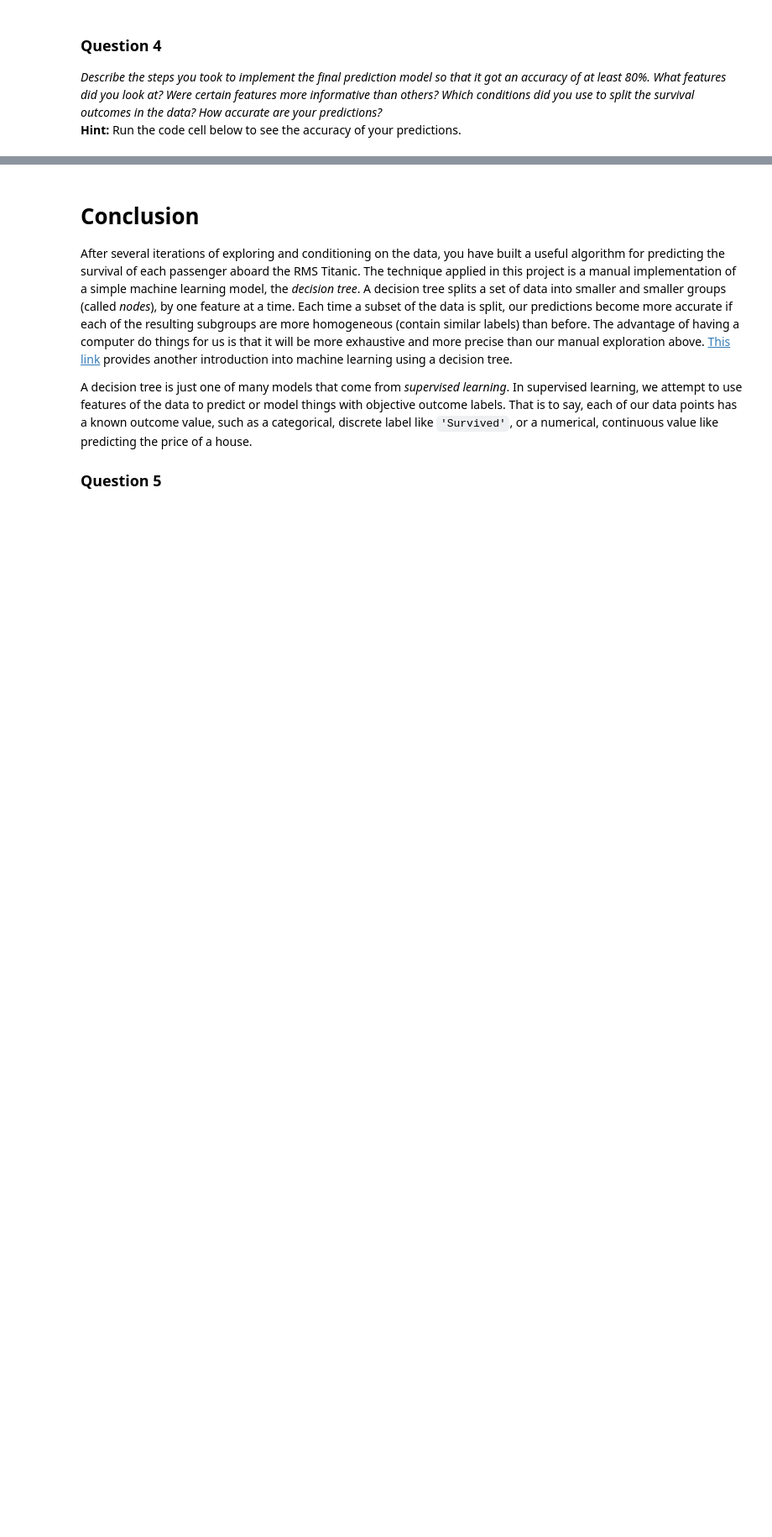
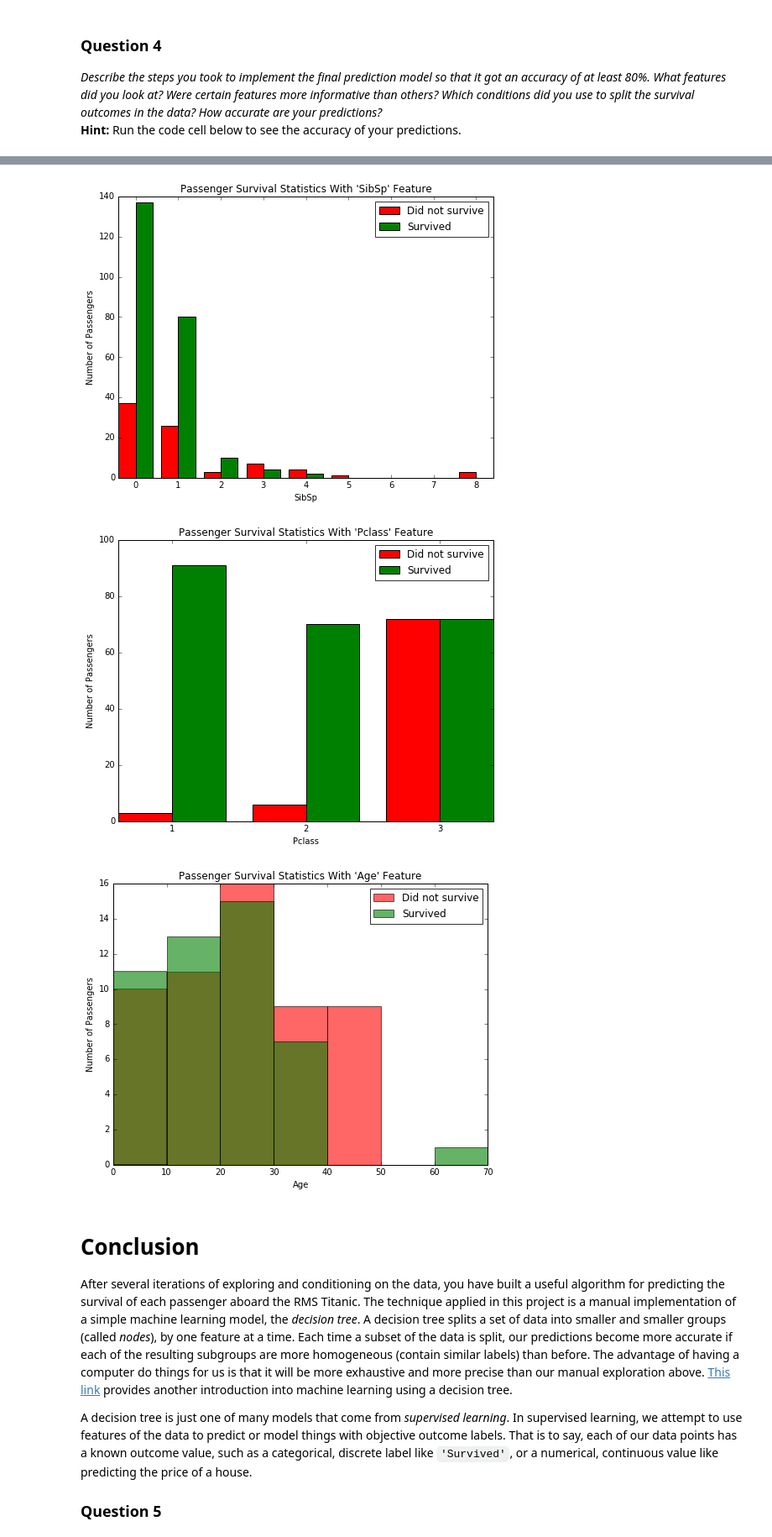
Before and after one commit to vhquang/machine-learning, a Jupyter notebook: projects/titanic_survival_exploration/titanic_survival_exploration.ipynb, the cells around one changed output, grey strips where cells are left out. Shown at 84% size. Cells and saved outputs as stored; diff of their text form; code cells hidden in the pictures; blank space fills up the shorter version.

```diff
--- a/projects/titanic_survival_exploration/titanic_survival_exploration.ipynb
+++ b/projects/titanic_survival_exploration/titanic_survival_exploration.ipynb
@@ -261,3 +250,17 @@ Predictions have an accuracy of 79.24%.
+# %%
+# for feature in data.columns.values:
+#     try:
+#         vs.survival_stats(data, outcomes, feature, ["Sex == 'female'", "Pclass == 3"])
+#     except:
+#         pass
+
+vs.survival_stats(data, outcomes, 'SibSp', ['Sex == "female"'])
+vs.survival_stats(data, outcomes, 'Pclass', ['Sex == "female"'])
+vs.survival_stats(data, outcomes, 'Age', ["Sex == 'female'", "Pclass == 3"])
+# %% [output]
+[figure, added]
+[figure, added]
+[figure, added]
 # %% [markdown]
 # Conclusion
 
```
Also changed, not shown: parts of 7 cells of this notebook.
